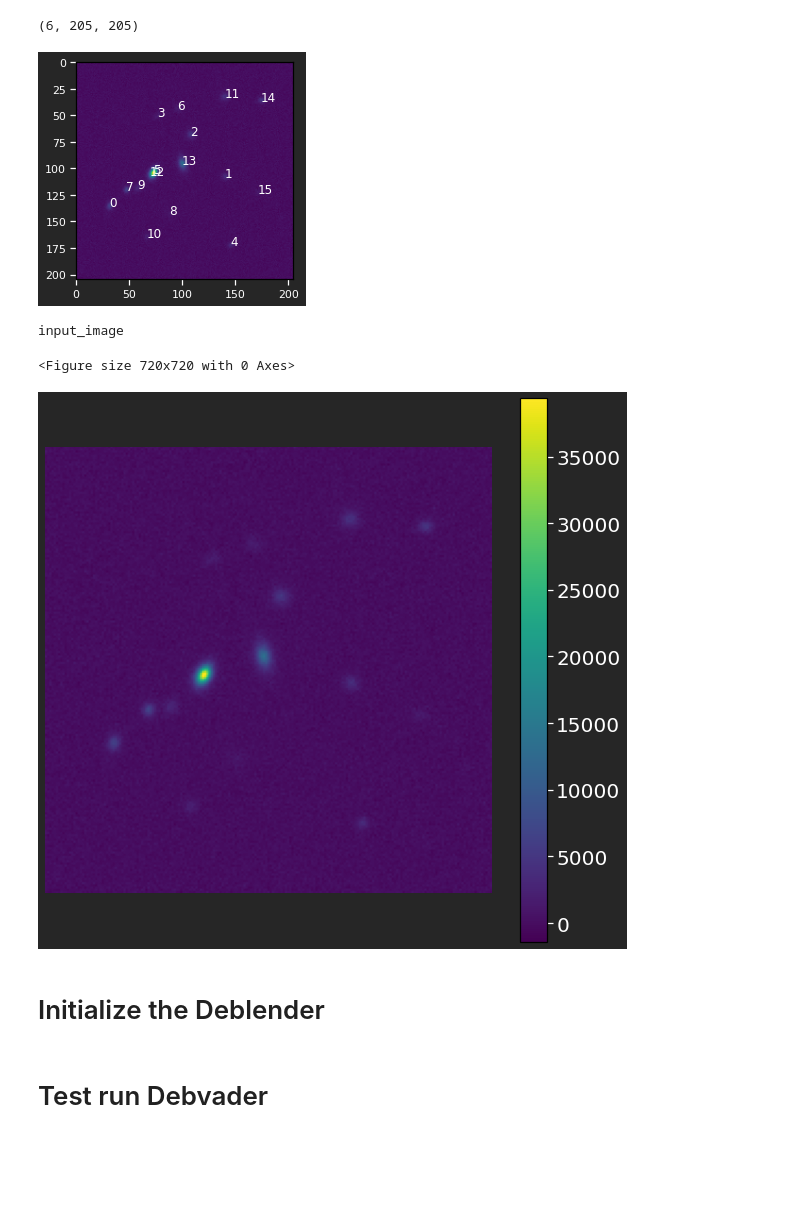
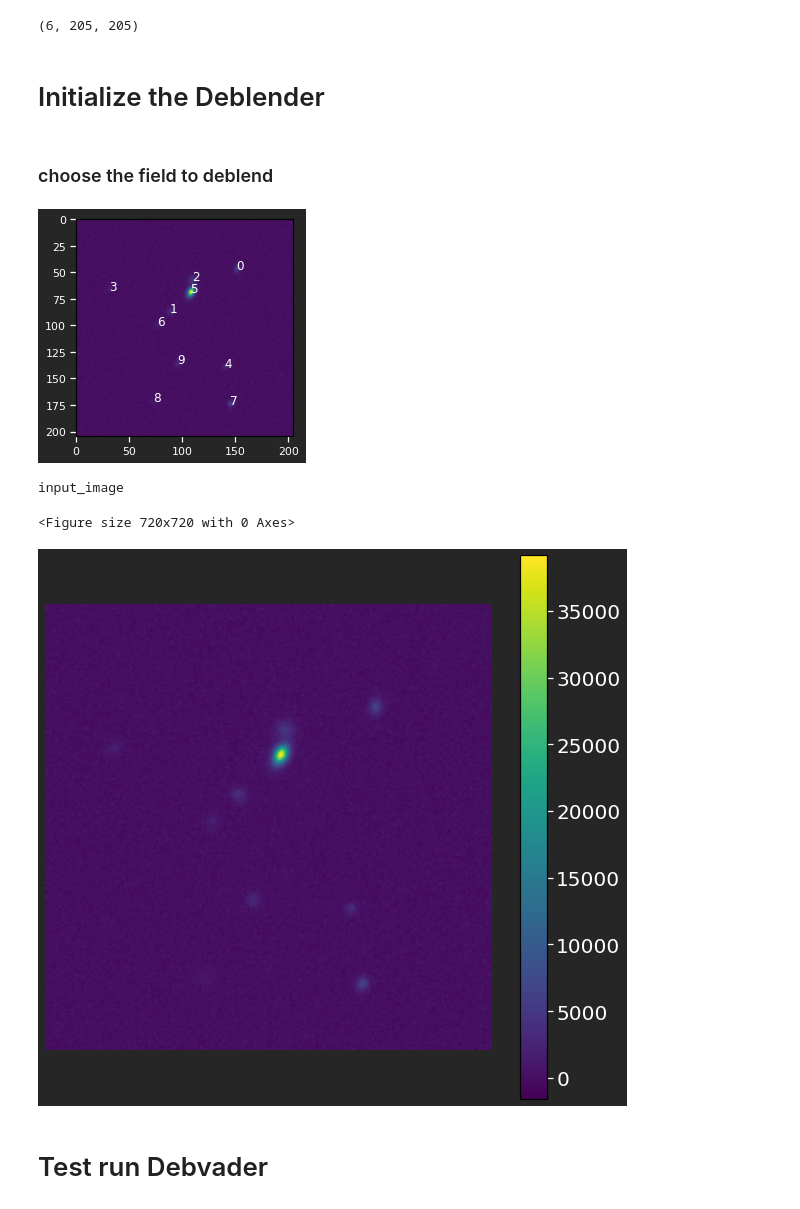
Before and after one commit to b-biswas/MADNESS-legacy, a Jupyter notebook: notebooks/test_simultaneous_deblending.ipynb, the cells around one changed output. Saved outputs shown, nothing was run; the diff lists cells and outputs as text; code cells hidden in the pictures; blank space fills up the shorter version.

```diff
--- a/notebooks/test_simultaneous_deblending.ipynb
+++ b/notebooks/test_simultaneous_deblending.ipynb
@@ -43,7 +43,7 @@ sns.set_theme(style={"axes.grid": True,
 COSMOS_CATALOG_PATHS = "/sps/lsst/users/bbiswas/OneDegSq_snr_10.fits"
 
 stamp_size = 41
-min_number = 12
+min_number = 1
 max_number = 20
 batch_size = 2
 maxshift = 15
@@ -79,3 +79,5 @@ blend['blend_list'][0]['x_peak']
 np.shape(blend['blend_images'][0])
 # %% [output]
 (6, 205, 205)
+# %% [markdown]
+# Initialize the Deblender
@@ -82,16 +88,21 @@ np.shape(blend['blend_images'][0])
+# %% [markdown]
+### choose the field to deblend
+# %%
+field_to_process = 0
 # %%
 #### print("input_image")
-plt.imshow(blend['blend_images'][0, 2])
-for i in range(len(blend['blend_list'][0])):
-    plt.text(blend['blend_list'][0]['x_peak'][i], blend['blend_list'][0]['y_peak'][i], str(i))
+band_num = 2
+plt.imshow(blend['blend_images'][field_to_process, band_num])
+for i in range(len(blend['blend_list'][field_to_process])):
+    plt.text(blend['blend_list'][field_to_process]['x_peak'][i], blend['blend_list'][field_to_process]['y_peak'][i], str(i))
 # %% [output]
-[figure, old version]
+[figure, new version]
 # %%
 fig = plt.figure(figsize=(10,10))
 print("input_image")
 fig=plt.figure(figsize=(10,10))
 ax=fig.gca()
-im1 = ax.imshow(blend['blend_images'][0, 2])
+im1 = ax.imshow(blend['blend_images'][field_to_process, 2])
 #for i in range(len(blend['blend_list'][0])):
 #    plt.scatter(blend['blend_list'][0]['x_peak'][i],
 #                blend['blend_list'][0]['y_peak'][i], marker="x", c="r")
@@ -103,7 +114,5 @@ plt.savefig("input field")
 # %% [output]
 input_image
 <Figure size 720x720 with 0 Axes>
-[figure, old version]
+[figure, new version]
-# %% [markdown]
-# Initialize the Deblender
 # %%
```
Also changed, not shown: parts of 18 cells of this notebook.
